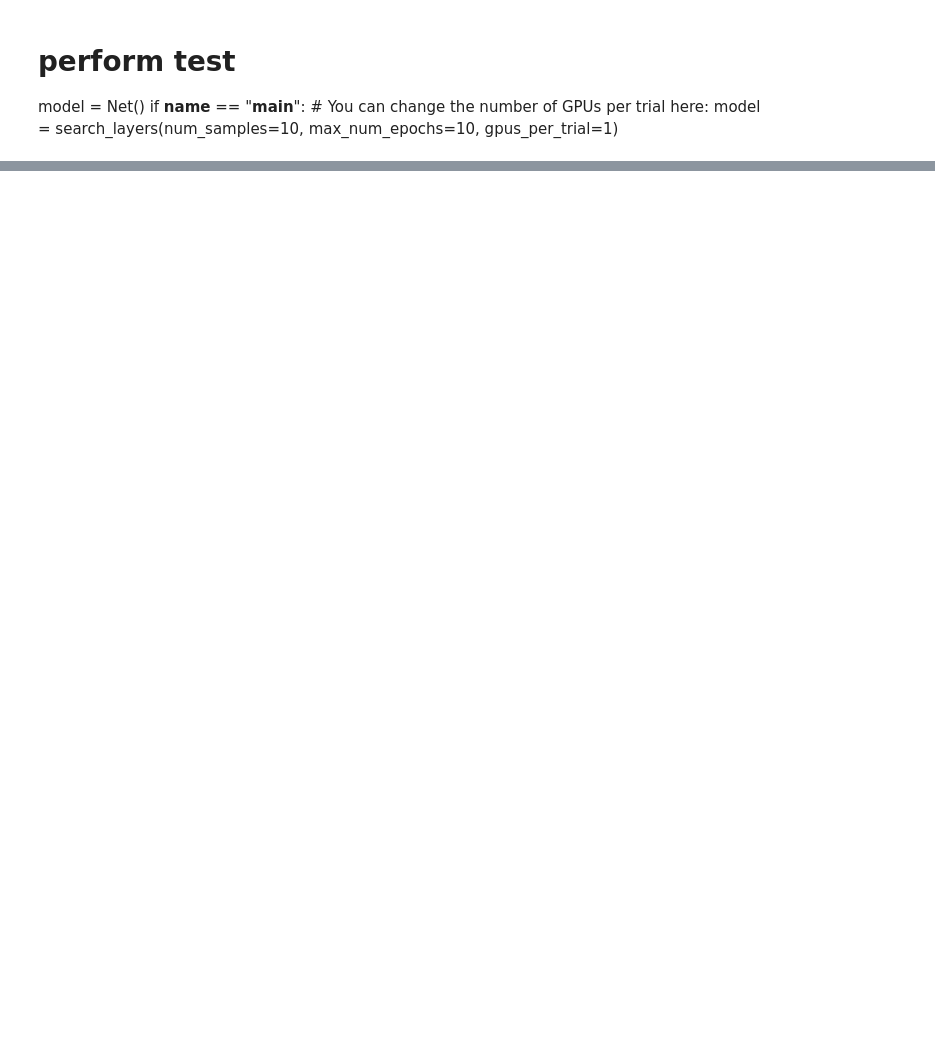
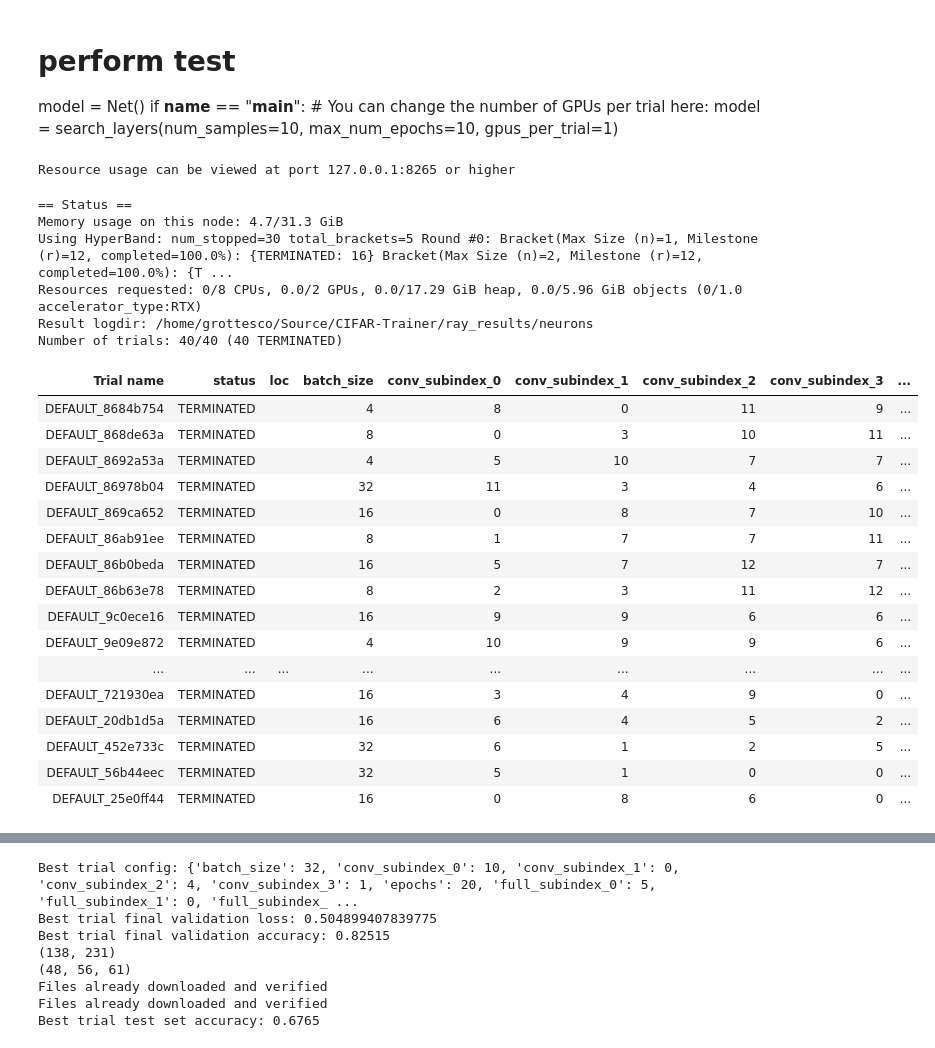
Before and after one commit to vespidae/CIFAR-Trainer, a Jupyter notebook: AutoML CNN Variant.ipynb, the cells around one changed output, grey strips where cells are left out. Saved outputs shown, nothing was run; the diff lists cells and outputs as text; code cells hidden in the pictures; blank space fills up the shorter version.

Commit message:
Finish config rules and link to generator

```diff
--- a/AutoML CNN Variant.ipynb
+++ b/AutoML CNN Variant.ipynb
@@ -304,14 +307,16 @@ def train_cifar(neuron_config, checkpoint_dir=None):
 
     data_dir=d.absolute()
 
-    def cv_discrim(s): return 'cv' in s
-    def fc_discrim(s): return 'fc' in s
+    def cv_discrim(s): return 'conv_subindex_' in s
+    def fc_discrim(s): return 'full_subindex_' in s
     cvs = [neuron_config[hp] for hp in list(filter(cv_discrim, neuron_config.keys()))]
     fcs = [neuron_config[hp] for hp in list(filter(fc_discrim, neuron_config.keys()))]
 #     cvs = neuron_config["cvs"]
 #     fcs = neuron_config["fcs"]
 
-    net = Net([cvs, fcs])
+    cfg = decode([cvs, fcs])
+
+    net = Net(cfg)
 
     device = "cpu"
     if torch.cuda.is_available():
@@ -525,0 +663,3 @@ print(neuron_config_space)
+# %%
+neuron_config_space = configure_neurons()
+print(neuron_config_space)
@@ -676,19 +851,47 @@ model = Net()
 if __name__ == "__main__":
     # You can change the number of GPUs per trial here:
     model = search_layers(num_samples=10, max_num_epochs=10, gpus_per_trial=1)
+# %%
+print("Resource usage can be viewed at port 127.0.0.1:8265 or higher")
+# %% [output]
+Resource usage can be viewed at port 127.0.0.1:8265 or higher
 # %%
-layer_config_space = {}
+# layer_config_space = {}
 
-# for hp in ["num_convs","num_fcs"]:
-#     layer_config_space[hp] = np.random.randint(2,2**3)
-# layer_config_space["num_convs"] = np.random.randint(2,3)
-layer_config_space["num_convs"] = 2
-layer_config_space["num_fcs"] = np.random.randint(2,2**2)
+# # for hp in ["num_convs","num_fcs"]:
+# #     layer_config_space[hp] = np.random.randint(2,2**3)
+# # layer_config_space["num_convs"] = np.random.randint(2,3)
+# layer_config_space["num_convs"] = 2
+# layer_config_space["num_fcs"] = np.random.randint(2,2**2)
 
-# cpu_use = 1
-# gpu_use = 0
-# data_dir = os.path.abspath("/home/grottesco/Source/RayTuneTut/data/")
-# checkpoint_dir = os.path.abspath("/home/grottesco/Source/RayTuneTut/checkpoints")
-print("Resource usage can be viewed at 127.0.0.1:8265")
+# # cpu_use = 1
+# # gpu_use = 0
+# # data_dir = os.path.abspath("/home/grottesco/Source/RayTuneTut/data/")
+# # checkpoint_dir = os.path.abspath("/home/grottesco/Source/RayTuneTut/checkpoints")
+# print("Resource usage can be viewed at 127.0.0.1:8265")
 
-model = search_neurons(layer_config_space)
+model = search_neurons()
+# %% [output]
+== Status ==
+Memory usage on this node: 4.7/31.3 GiB
+Using HyperBand: num_stopped=30 total_brackets=5 Round #0: Bracket(Max Size (n)=1, Milestone (r)=12, completed=100.0%): {TERMINATED: 16} Bracket(Max Size (n)=2, Milestone (r)=12, completed=100.0%): {T ...
+Resources requested: 0/8 CPUs, 0.0/2 GPUs, 0.0/17.29 GiB heap, 0.0/5.96 GiB objects (0/1.0 accelerator_type:RTX)
+Result logdir: /home/grottesco/Source/CIFAR-Trainer/ray_results/neurons
+Number of trials: 40/40 (40 TERMINATED)
+| Trial name | status | loc | batch_size | conv_subindex_0 | conv_subindex_1 | conv_subindex_2 | conv_subindex_3 | ... |
+| DEFAULT_8684b754 | TERMINATED |  | 4 | 8 | 0 | 11 | 9 | ... |
+| DEFAULT_868de63a | TERMINATED |  | 8 | 0 | 3 | 10 | 11 | ... |
+| DEFAULT_8692a53a | TERMINATED |  | 4 | 5 | 10 | 7 | 7 | ... |
+| DEFAULT_86978b04 | TERMINATED |  | 32 | 11 | 3 | 4 | 6 | ... |
+| DEFAULT_869ca652 | TERMINATED |  | 16 | 0 | 8 | 7 | 10 | ... |
+| DEFAULT_86ab91ee | TERMINATED |  | 8 | 1 | 7 | 7 | 11 | ... |
+| DEFAULT_86b0beda | TERMINATED |  | 16 | 5 | 7 | 12 | 7 | ... |
+| DEFAULT_86b63e78 | TERMINATED |  | 8 | 2 | 3 | 11 | 12 | ... |
+| DEFAULT_9c0ece16 | TERMINATED |  | 16 | 9 | 9 | 6 | 6 | ... |
+| DEFAULT_9e09e872 | TERMINATED |  | 4 | 10 | 9 | 9 | 6 | ... |
+| ... | ... | ... | ... | ... | ... | ... | ... | ... |
+| DEFAULT_721930ea | TERMINATED |  | 16 | 3 | 4 | 9 | 0 | ... |
+| DEFAULT_20db1d5a | TERMINATED |  | 16 | 6 | 4 | 5 | 2 | ... |
+| DEFAULT_452e733c | TERMINATED |  | 32 | 6 | 1 | 2 | 5 | ... |
+| DEFAULT_56b44eec | TERMINATED |  | 32 | 5 | 1 | 0 | 0 | ... |
+| DEFAULT_25e0ff44 | TERMINATED |  | 16 | 0 | 8 | 6 | 0 | ... |
@@ -694,0 +899,8 @@ model = search_neurons(layer_config_space)
+Best trial config: {'batch_size': 32, 'conv_subindex_0': 10, 'conv_subindex_1': 0, 'conv_subindex_2': 4, 'conv_subindex_3': 1, 'epochs': 20, 'full_subindex_0': 5, 'full_subindex_1': 0, 'full_subindex_ ...
+Best trial final validation loss: 0.504899407839775
+Best trial final validation accuracy: 0.82515
+(138, 231)
+(48, 56, 61)
+Files already downloaded and verified
+Files already downloaded and verified
+Best trial test set accuracy: 0.6765
```
Also changed, not shown: parts of 17 cells of this notebook, 1 other file.
